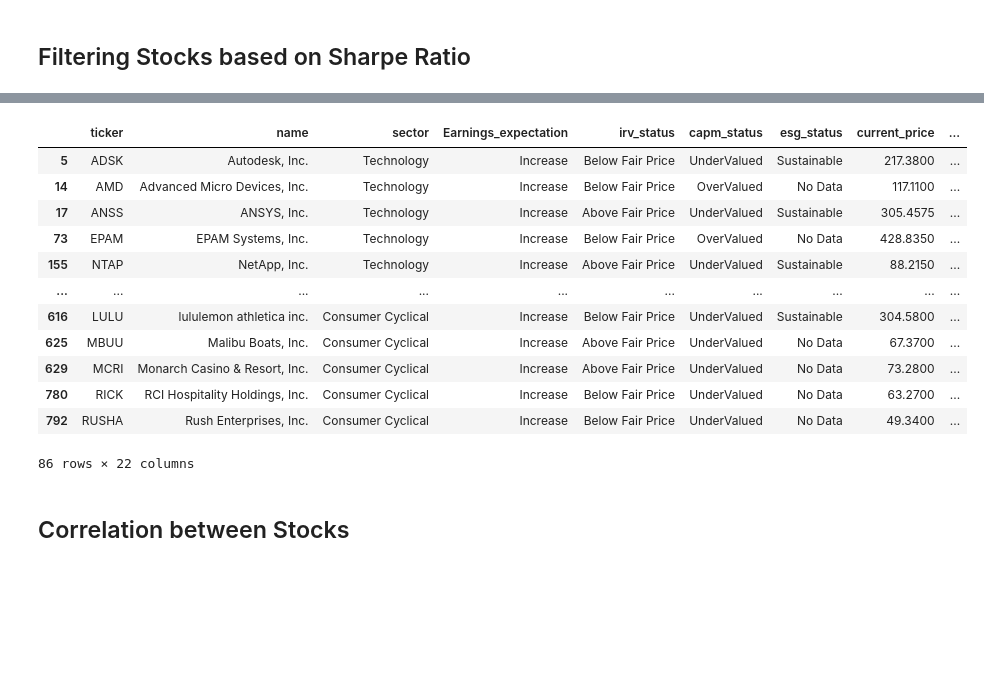
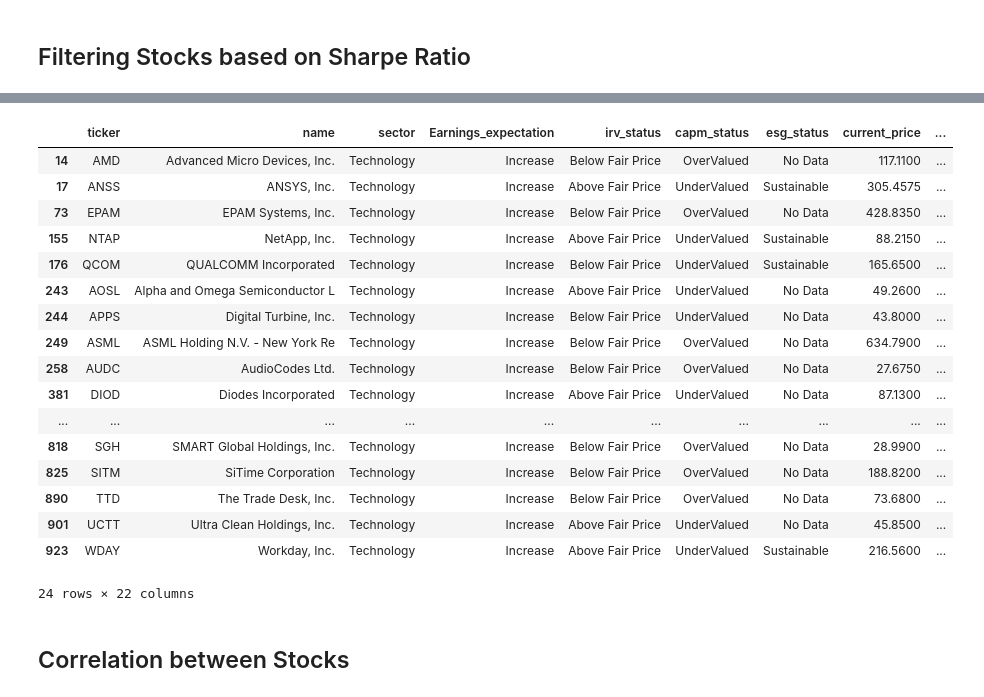
Before and after one commit to janvi-bit/FA-Group6, a Jupyter notebook: portfolio models/aggressive_v2.ipynb, the cells around one changed output, grey strips where cells are left out. Saved outputs shown, nothing was run; the diff lists cells and outputs as text; code cells hidden in the pictures; blank space fills up the shorter version.

```diff
--- a/portfolio models/aggressive_v2.ipynb
+++ b/portfolio models/aggressive_v2.ipynb
@@ -176,8 +158,8 @@ def get_sharpe_ratio(ticker):
     return sharpe.round(3)
 # %%
 sharpe_list = []
-for i in range(len(df2)):
-    each = df2.iloc[i]
+for i in range(len(df_tech)):
+    each = df_tech.iloc[i]
     ticker = each["ticker"]
     sharpe = get_sharpe_ratio(ticker)
     sharpe_list.append(sharpe)
@@ -204,4 +186,4 @@ sharpe_list
 # %%
-df2["sharpe"] = sharpe_list
-df2
+df_tech["sharpe"] = sharpe_list
+df_tech
 # %% [output]
@@ -221,20 +208,25 @@ df2
 # %%
-df3 = df2[df2["sharpe"] > 0.6]
-df3
+df2_tech = df_tech[df_tech["sharpe"] > 0.6]
+df2_tech
 # %% [output]
 |  | ticker | name | sector | Earnings_expectation | irv_status | capm_status | esg_status | current_price | ... |
-| 5 | ADSK | Autodesk, Inc. | Technology | Increase | Below Fair Price | UnderValued | Sustainable | 217.3800 | ... |
 | 14 | AMD | Advanced Micro Devices, Inc. | Technology | Increase | Below Fair Price | OverValued | No Data | 117.1100 | ... |
 | 17 | ANSS | ANSYS, Inc. | Technology | Increase | Above Fair Price | UnderValued | Sustainable | 305.4575 | ... |
 | 73 | EPAM | EPAM Systems, Inc. | Technology | Increase | Below Fair Price | OverValued | No Data | 428.8350 | ... |
 | 155 | NTAP | NetApp, Inc. | Technology | Increase | Above Fair Price | UnderValued | Sustainable | 88.2150 | ... |
+| 176 | QCOM | QUALCOMM Incorporated | Technology | Increase | Below Fair Price | UnderValued | Sustainable | 165.6500 | ... |
+| 243 | AOSL | Alpha and Omega Semiconductor L | Technology | Increase | Above Fair Price | UnderValued | No Data | 49.2600 | ... |
+| 244 | APPS | Digital Turbine, Inc. | Technology | Increase | Below Fair Price | UnderValued | No Data | 43.8000 | ... |
+| 249 | ASML | ASML Holding N.V. - New York Re | Technology | Increase | Below Fair Price | OverValued | No Data | 634.7900 | ... |
+| 258 | AUDC | AudioCodes Ltd. | Technology | Increase | Below Fair Price | OverValued | No Data | 27.6750 | ... |
+| 381 | DIOD | Diodes Incorporated | Technology | Increase | Above Fair Price | UnderValued | No Data | 87.1300 | ... |
 | ... | ... | ... | ... | ... | ... | ... | ... | ... | ... |
-| 616 | LULU | lululemon athletica inc. | Consumer Cyclical | Increase | Below Fair Price | UnderValued | Sustainable | 304.5800 | ... |
-| 625 | MBUU | Malibu Boats, Inc. | Consumer Cyclical | Increase | Above Fair Price | UnderValued | No Data | 67.3700 | ... |
-| 629 | MCRI | Monarch Casino & Resort, Inc. | Consumer Cyclical | Increase | Above Fair Price | UnderValued | No Data | 73.2800 | ... |
-| 780 | RICK | RCI Hospitality Holdings, Inc. | Consumer Cyclical | Increase | Below Fair Price | UnderValued | No Data | 63.2700 | ... |
-| 792 | RUSHA | Rush Enterprises, Inc. | Consumer Cyclical | Increase | Below Fair Price | UnderValued | No Data | 49.3400 | ... |
+| 818 | SGH | SMART Global Holdings, Inc. | Technology | Increase | Below Fair Price | OverValued | No Data | 28.9900 | ... |
+| 825 | SITM | SiTime Corporation | Technology | Increase | Below Fair Price | OverValued | No Data | 188.8200 | ... |
+| 890 | TTD | The Trade Desk, Inc. | Technology | Increase | Below Fair Price | OverValued | No Data | 73.6800 | ... |
+| 901 | UCTT | Ultra Clean Holdings, Inc. | Technology | Increase | Above Fair Price | UnderValued | No Data | 45.8500 | ... |
+| 923 | WDAY | Workday, Inc. | Technology | Increase | Above Fair Price | UnderValued | Sustainable | 216.5600 | ... |
-86 rows × 22 columns
+24 rows × 22 columns
 # %% [markdown]
 ## Correlation between Stocks
 # %%
```
Also changed, not shown: parts of 37 cells of this notebook.
